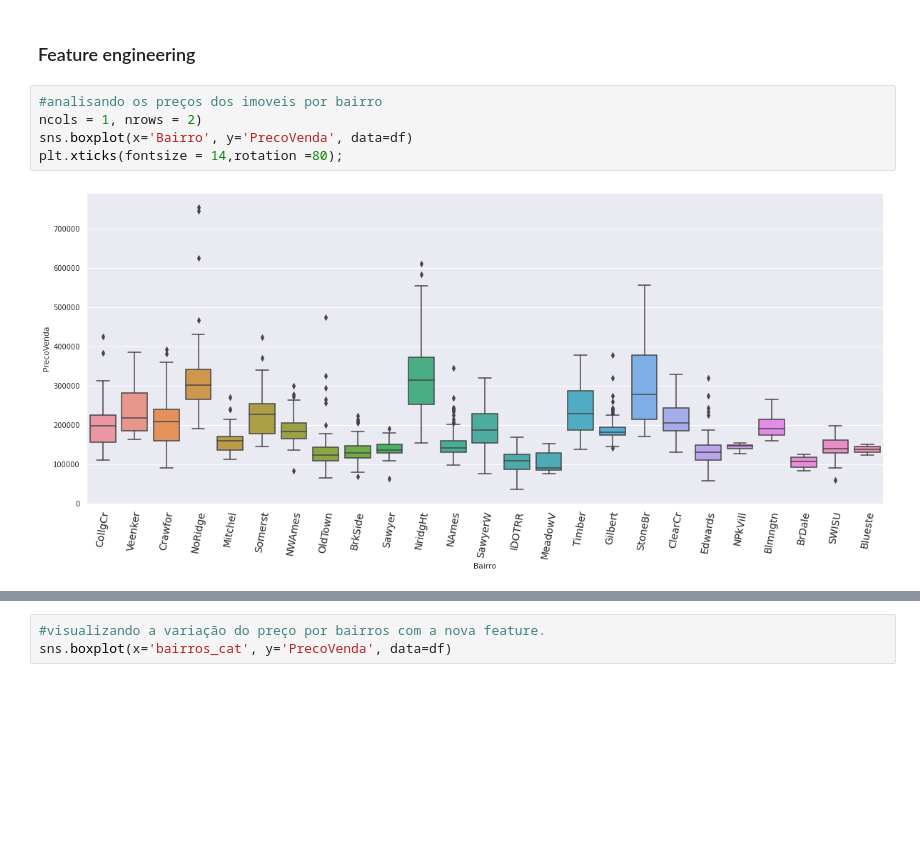
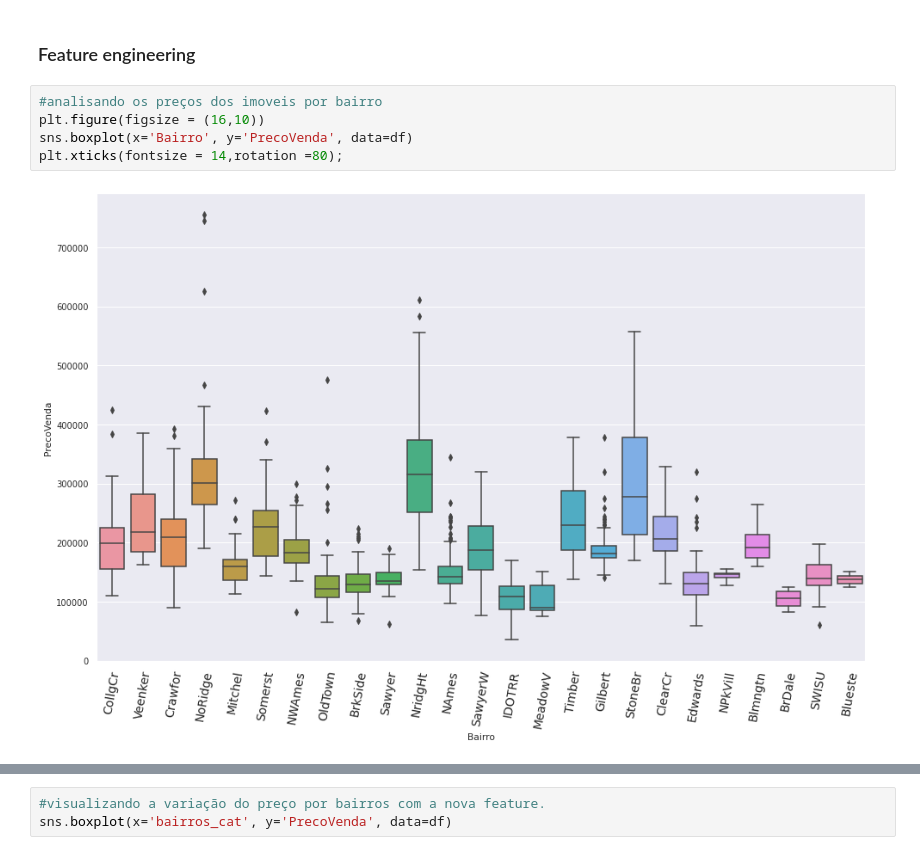
Before and after one commit to DionesGouvea/House-Price-Prediction-QuintoAndar, a Jupyter notebook: Precificação_de_imóveis_Quinto_Andar.ipynb, the cells around one changed output, grey strips where cells are left out. Drawn from its saved outputs; the diff is of its cells as text; blank space fills up the shorter version.

```diff
--- a/Precificação_de_imóveis_Quinto_Andar.ipynb
+++ b/Precificação_de_imóveis_Quinto_Andar.ipynb
@@ -291,11 +292,11 @@ msno.matrix(df, figsize = (25, 8), color = (0, 0.1, 0.25), sparkline = False);
 ### Feature engineering
 # %%
 #analisando os preços dos imoveis por bairro
-ncols = 1, nrows = 2)
+plt.figure(figsize = (16,10))
 sns.boxplot(x='Bairro', y='PrecoVenda', data=df)
 plt.xticks(fontsize = 14,rotation =80);
 # %% [output]
-[figure, old version]
+[figure, new version]
 # %%
 #criando um map onde os bairros mais pobres serão 0 e os bairros mais ricos serão 4
 bairrosMap = {'MeadowV':0, 'BrDale':0, 'OldTown':0, 'Edwards':0,
```
Also changed, not shown: parts of 18 cells of this notebook.
